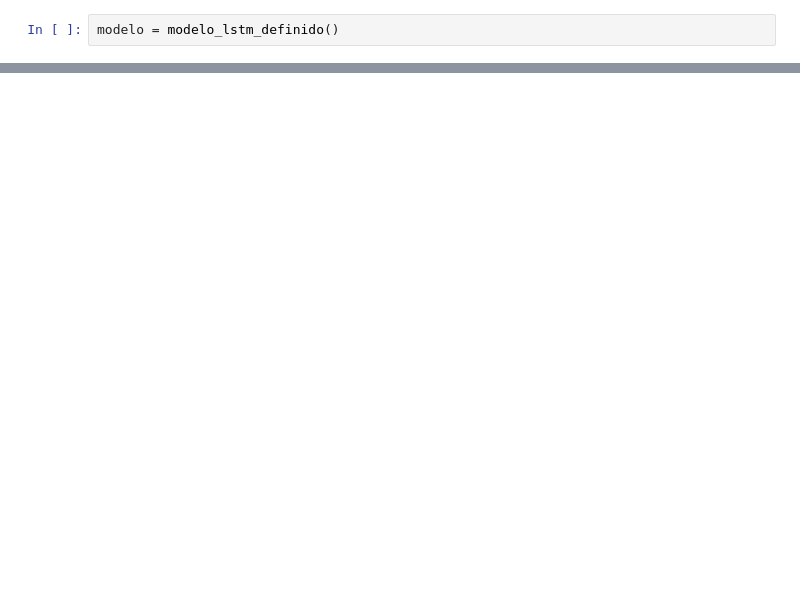
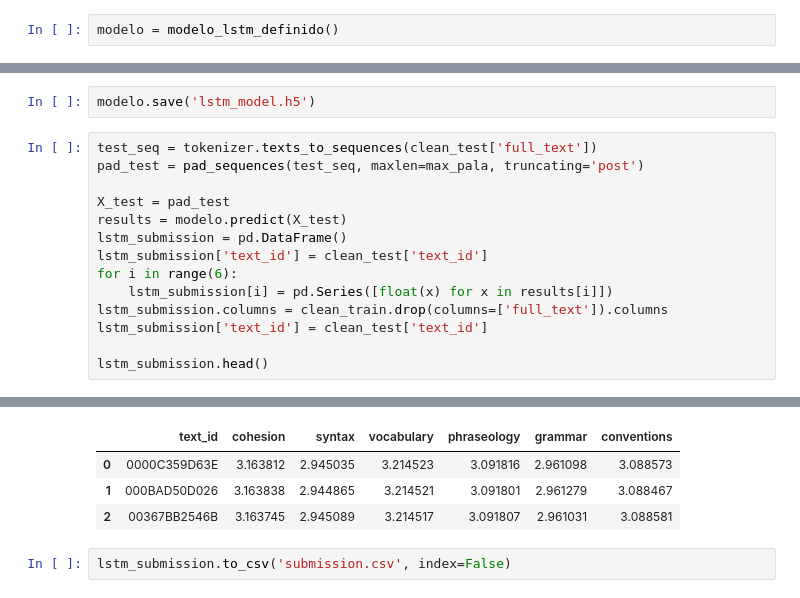
Before and after one commit to eporrasm/kaggle-tae, a Jupyter notebook: kaggle.ipynb, the cells around one changed output, grey strips where cells are left out. Cells and saved outputs as stored; diff of their text form; blank space fills up the shorter version.

```diff
--- a/kaggle.ipynb
+++ b/kaggle.ipynb
@@ -313,0 +363,17 @@ historia = modelo.fit(X_train, y, epochs=50,  shuffle=True, validation_split=0.2
+# %%
+modelo.save('lstm_model.h5')
+# %%
+test_seq = tokenizer.texts_to_sequences(clean_test['full_text'])
+pad_test = pad_sequences(test_seq, maxlen=max_pala, truncating='post')
+
+X_test = pad_test
+results = modelo.predict(X_test)
+lstm_submission = pd.DataFrame()
+lstm_submission['text_id'] = clean_test['text_id']
+for i in range(6):
+    lstm_submission[i] = pd.Series([float(x) for x in results[i]])
+lstm_submission.columns = clean_train.drop(columns=['full_text']).columns
+lstm_submission['text_id'] = clean_test['text_id']
+
+lstm_submission.head()
+# %% [output]
@@ -313,0 +381,6 @@ historia = modelo.fit(X_train, y, epochs=50,  shuffle=True, validation_split=0.2
+|  | text_id | cohesion | syntax | vocabulary | phraseology | grammar | conventions |
+| 0 | 0000C359D63E | 3.163812 | 2.945035 | 3.214523 | 3.091816 | 2.961098 | 3.088573 |
+| 1 | 000BAD50D026 | 3.163838 | 2.944865 | 3.214521 | 3.091801 | 2.961279 | 3.088467 |
+| 2 | 00367BB2546B | 3.163745 | 2.945089 | 3.214517 | 3.091807 | 2.961031 | 3.088581 |
+# %%
+lstm_submission.to_csv('submission.csv', index=False)
```
Also changed, not shown: parts of 13 cells of this notebook.
